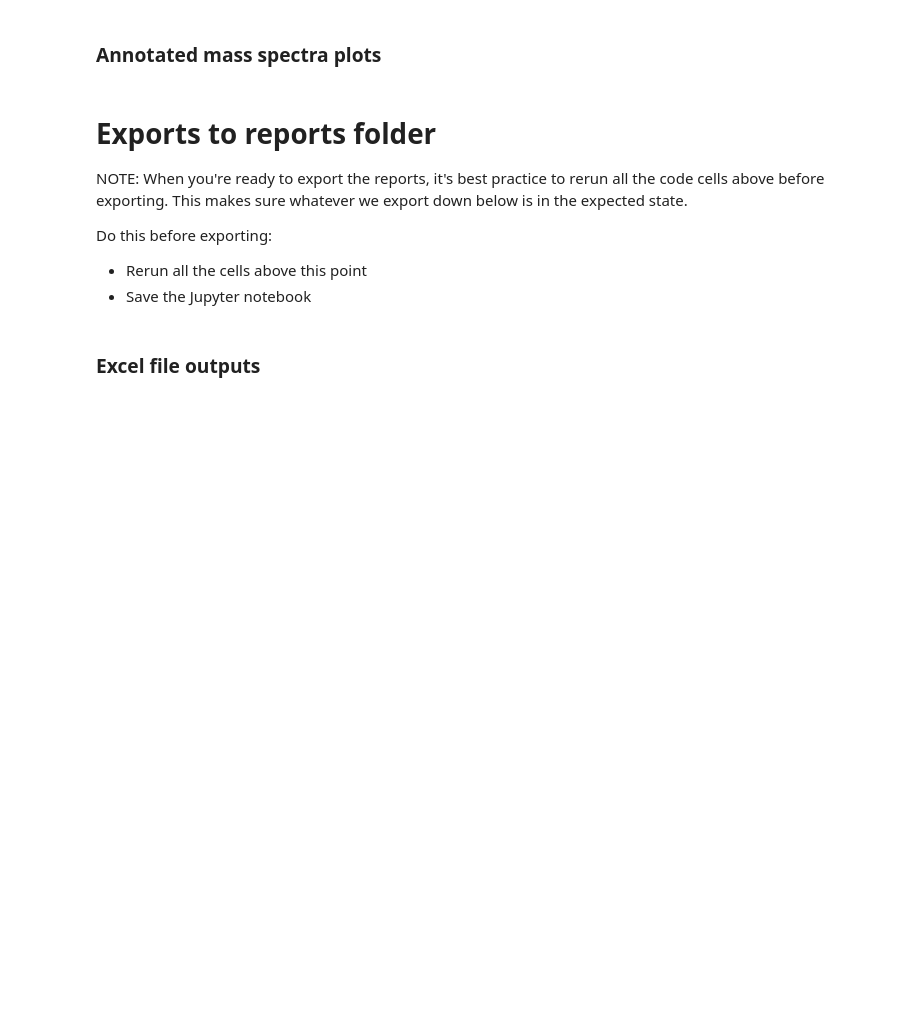
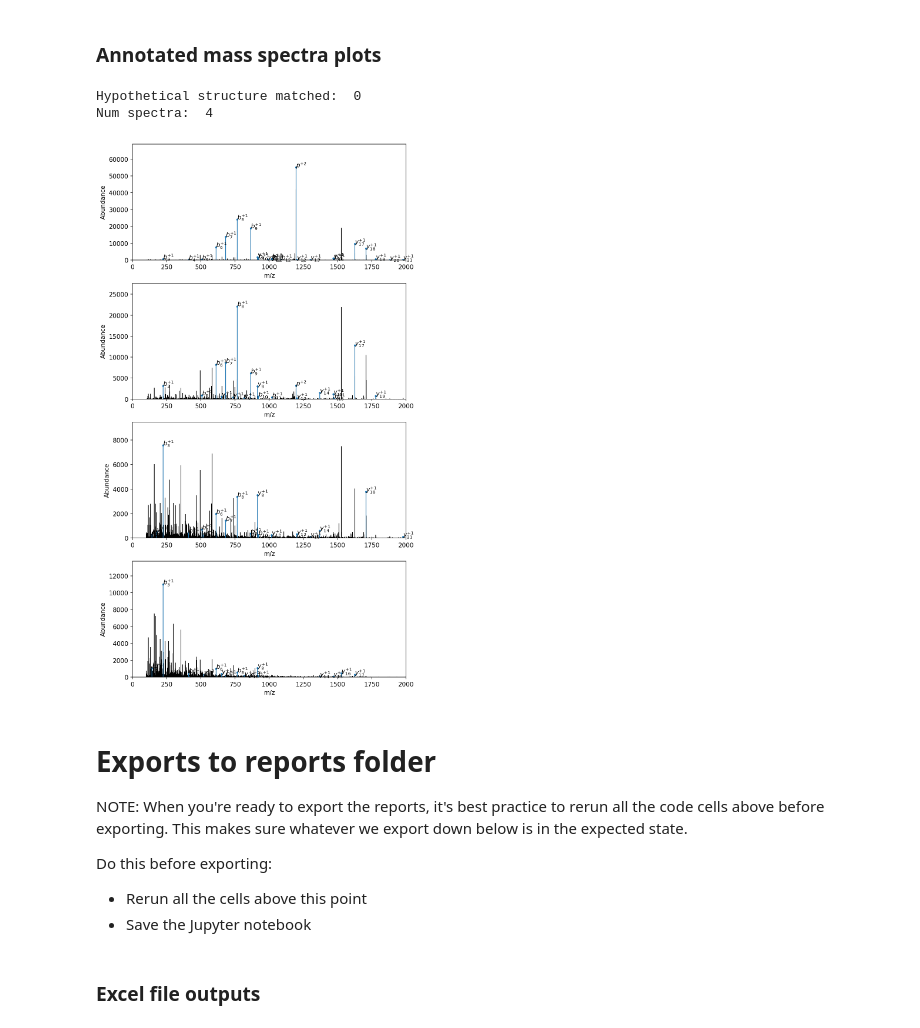
Before and after one commit to dantheand/msms_structure_annot, a Jupyter notebook: notebooks/HalA2_example.ipynb, the cells around one changed output. Saved outputs shown, nothing was run; the diff lists cells and outputs as text; code cells hidden in the pictures; blank space fills up the shorter version.

```diff
--- a/notebooks/HalA2_example.ipynb
+++ b/notebooks/HalA2_example.ipynb
@@ -54,8 +60,8 @@ print('Reports folder:\n', output_folder)
 parent_seq = 'GTTWPCATVGVSVALCPTTKCTSQC' # Will be referred to as one-indexed from here on
 
 # Define N and C-term modifications and their mass shifts
-N_term_mod = 1.0078
-C_term_mod = 17.0027
+N_term_mod = 0 # polymerized AA masses already include proton
+C_term_mod = 18.0027
 proton_m = 1.0078
 # Define number of charges to calculate m/z values for
 charges = [1,2,3]
@@ -239,19 +353,26 @@ plt.show()
 ### Annotated mass spectra plots
 # %%
 # Pick a single hypothetical structure to plot the matched ions for
-hs_id_plot = 4
+hs_id_plot = 0
+
 ms_file_nums = ms_df['spec_num'].unique()
+print('Hypothetical structure matched: ', hs_id_plot)
 print('Num spectra: ',len(ms_file_nums))
+# %% [output]
+Hypothetical structure matched:  0
+Num spectra:  4
 # %%
 # Plot formatting if you wish; Specify either a global set of limits (one tuple in a list)
 #    or limits for each (one tuple for each spectra plot)
 auto_yscale= True
-xlims = [(0,2000), (0,1000), (0,500), (0,300)]
+xlims = [(0,2000)]
 ylims = [(0,1e5)]
 
 spectra_fig, axs = plotters.label_spectra_plot(ms_df, matched_df, ms_file_nums, hs_id = hs_id_plot,
                                                 auto_yscale= auto_yscale, xlims = xlims, ylims = ylims)
 plt.show()
+# %% [output]
+[figure, added]
 # %% [markdown]
 # Exports to reports folder
 
```
Also changed, not shown: parts of 13 cells of this notebook, 2 other files.
